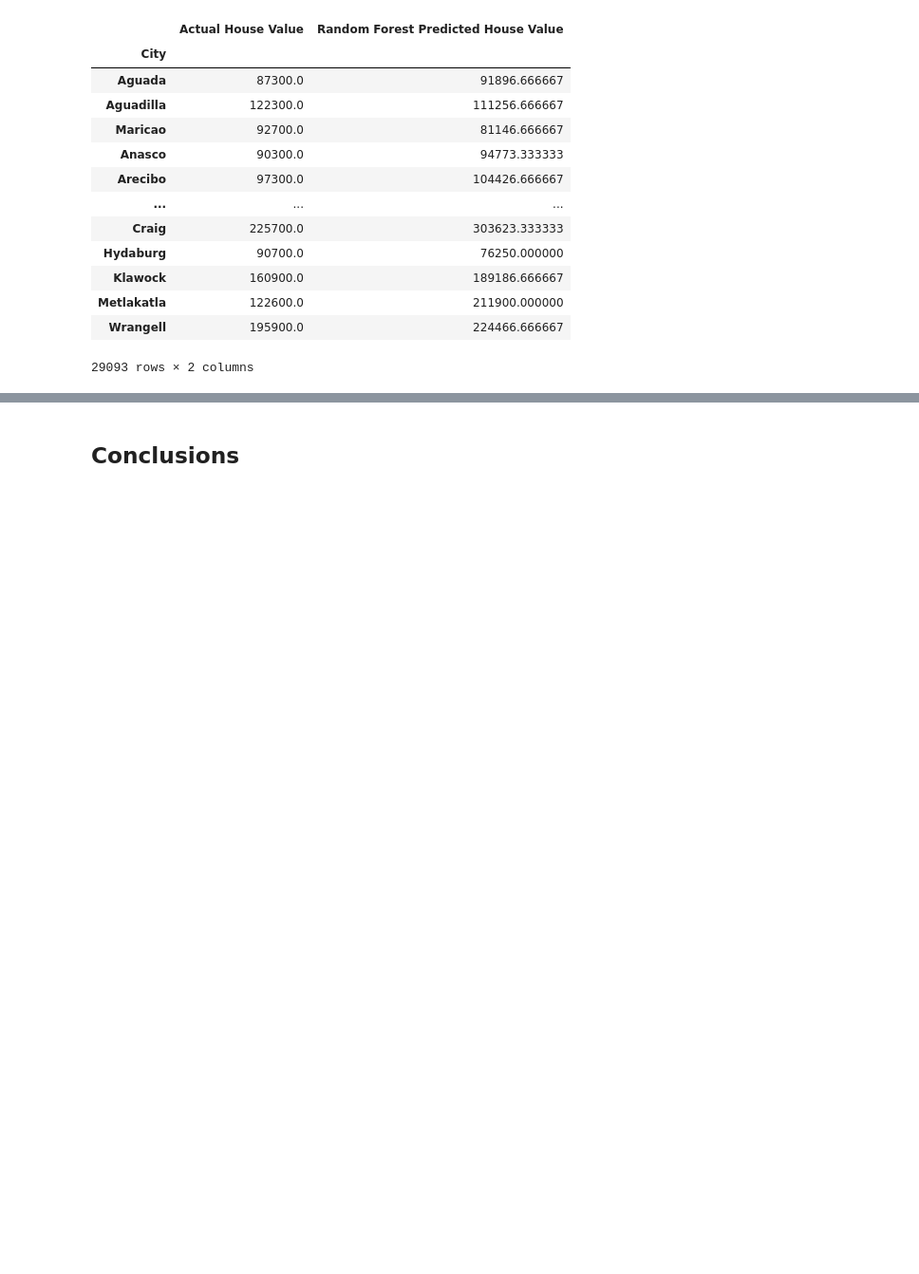
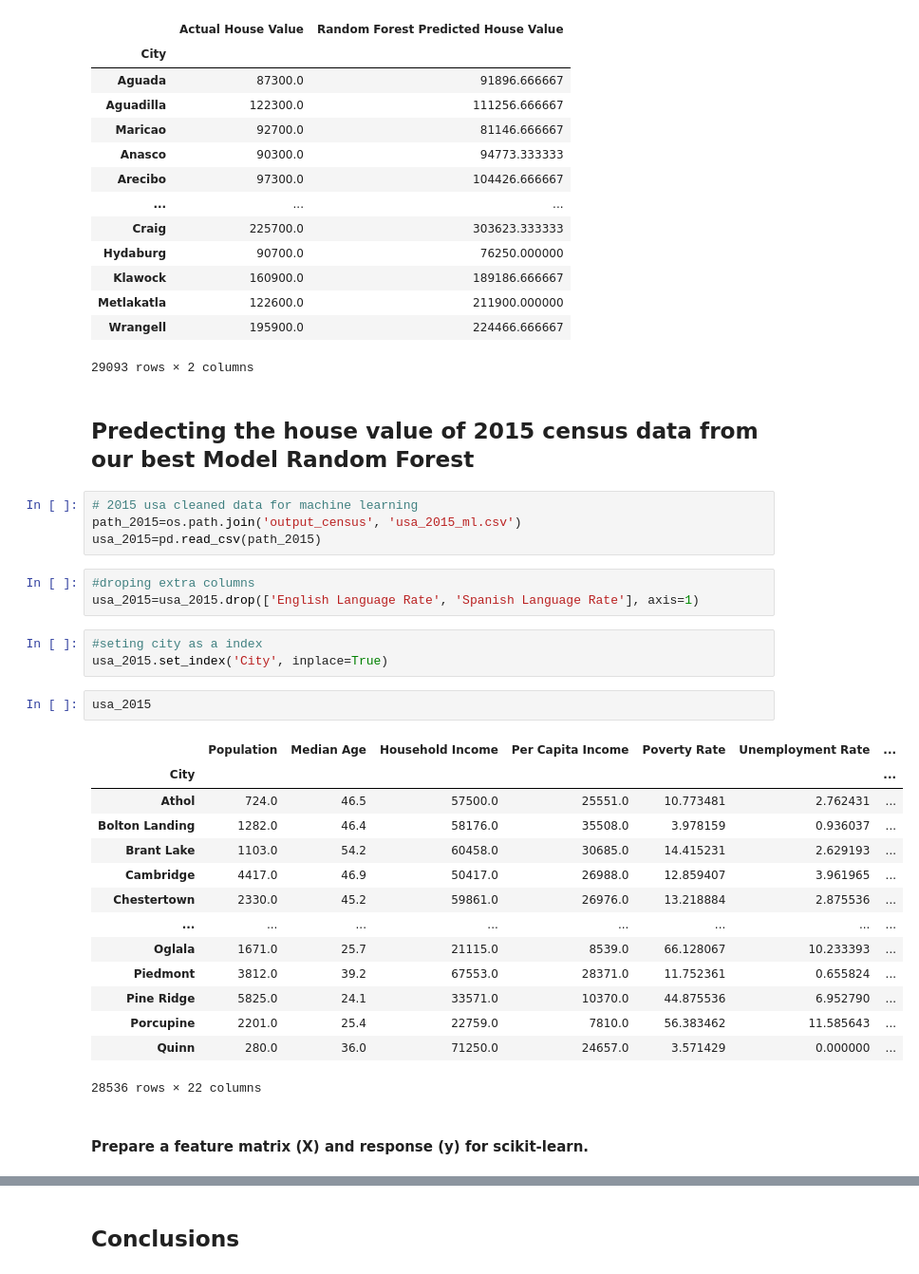
Before and after one commit to pandeysudip/housing-price, a Jupyter notebook: model_building.ipynb, the cells around one changed output, grey strips where cells are left out. Shown at 95% size. Drawn from its saved outputs; the diff is of its cells as text; blank space fills up the shorter version.

Commit message:
updatingfigures and model notebook

```diff
--- a/model_building.ipynb
+++ b/model_building.ipynb
@@ -759,3 +759,34 @@ house_value_2017
 | Metlakatla | 122600.0 | 211900.000000 |
 | Wrangell | 195900.0 | 224466.666667 |
 29093 rows × 2 columns
+# %% [markdown]
+## Predecting the house value of 2015 census data from our best Model Random Forest
+# %%
+# 2015 usa cleaned data for machine learning
+path_2015=os.path.join('output_census', 'usa_2015_ml.csv')
+usa_2015=pd.read_csv(path_2015)
+# %%
+#droping extra columns
+usa_2015=usa_2015.drop(['English Language Rate', 'Spanish Language Rate'], axis=1)
+# %%
+#seting city as a index
+usa_2015.set_index('City', inplace=True)
+# %%
+usa_2015
+# %% [output]
+|  | Population | Median Age | Household Income | Per Capita Income | Poverty Rate | Unemployment Rate | ... |
+| City |  |  |  |  |  |  | ... |
+| Athol | 724.0 | 46.5 | 57500.0 | 25551.0 | 10.773481 | 2.762431 | ... |
+| Bolton Landing | 1282.0 | 46.4 | 58176.0 | 35508.0 | 3.978159 | 0.936037 | ... |
+| Brant Lake | 1103.0 | 54.2 | 60458.0 | 30685.0 | 14.415231 | 2.629193 | ... |
+| Cambridge | 4417.0 | 46.9 | 50417.0 | 26988.0 | 12.859407 | 3.961965 | ... |
+| Chestertown | 2330.0 | 45.2 | 59861.0 | 26976.0 | 13.218884 | 2.875536 | ... |
+| ... | ... | ... | ... | ... | ... | ... | ... |
+| Oglala | 1671.0 | 25.7 | 21115.0 | 8539.0 | 66.128067 | 10.233393 | ... |
+| Piedmont | 3812.0 | 39.2 | 67553.0 | 28371.0 | 11.752361 | 0.655824 | ... |
+| Pine Ridge | 5825.0 | 24.1 | 33571.0 | 10370.0 | 44.875536 | 6.952790 | ... |
+| Porcupine | 2201.0 | 25.4 | 22759.0 | 7810.0 | 56.383462 | 11.585643 | ... |
+| Quinn | 280.0 | 36.0 | 71250.0 | 24657.0 | 3.571429 | 0.000000 | ... |
+28536 rows × 22 columns
+# %% [markdown]
+#### Prepare a feature matrix (X) and response (y)  for scikit-learn.
```
Also changed, not shown: parts of 9 cells of this notebook, 1 other file.
